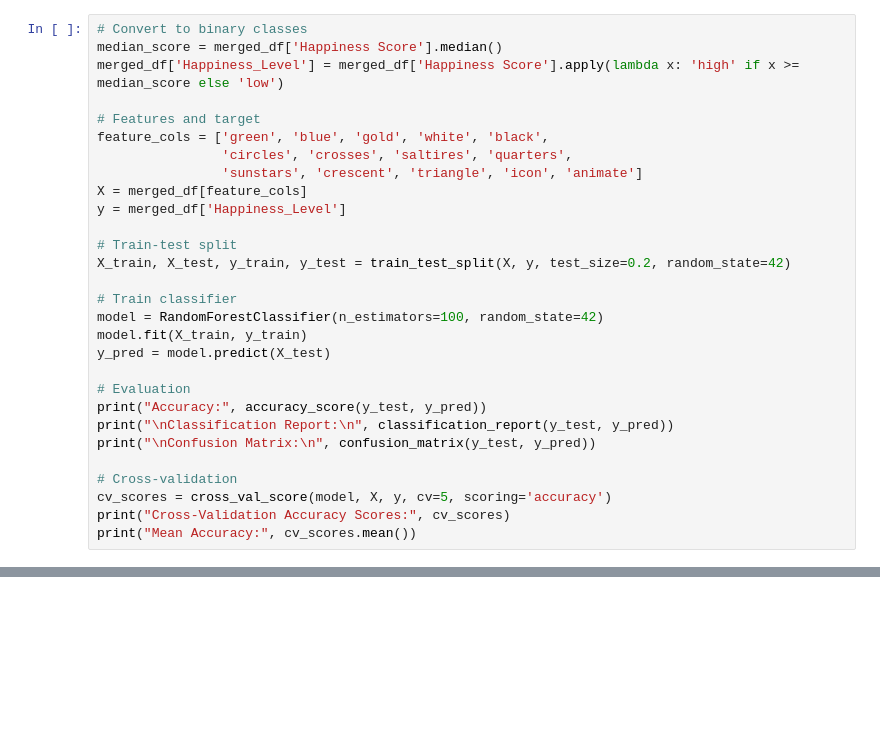
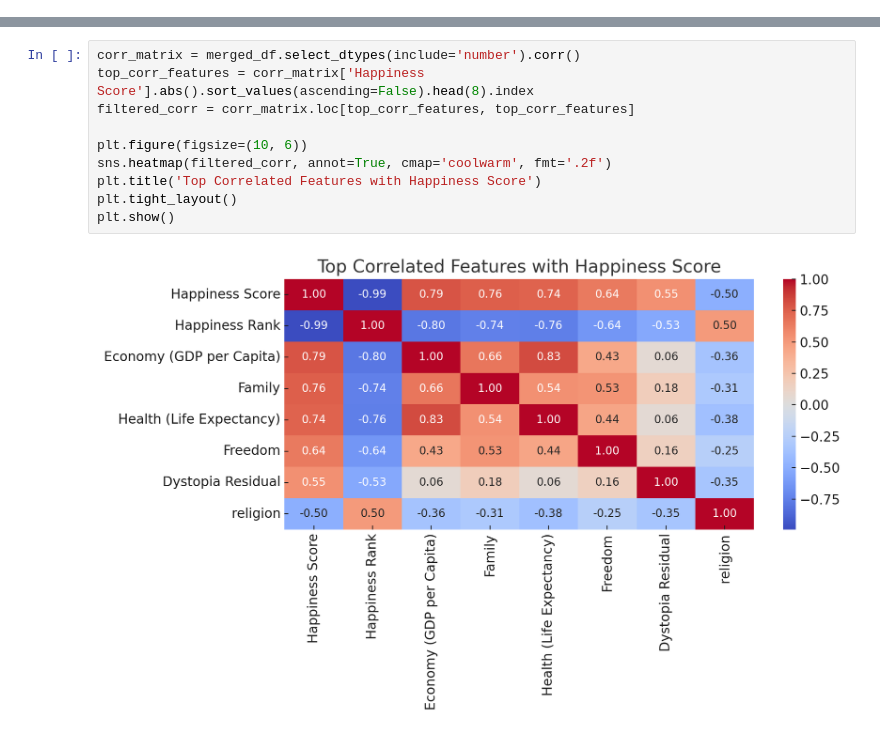
Before and after one commit to zeynepdeniztr/Countries-Flags-and-Happiness, a Jupyter notebook: main.ipynb, the cells around one changed output, grey strips where cells are left out. Cells and saved outputs as stored; diff of their text form; blank space fills up the shorter version.

```diff
--- a/main.ipynb
+++ b/main.ipynb
@@ -75,29 +27,0 @@ Pearson r: 0.6429, p-value: 0.000000
-# %%
-# Convert to binary classes
-median_score = merged_df['Happiness Score'].median()
-merged_df['Happiness_Level'] = merged_df['Happiness Score'].apply(lambda x: 'high' if x >= median_score else 'low')
-
-# Features and target
-feature_cols = ['green', 'blue', 'gold', 'white', 'black',
-                'circles', 'crosses', 'saltires', 'quarters',
-                'sunstars', 'crescent', 'triangle', 'icon', 'animate']
-X = merged_df[feature_cols]
-y = merged_df['Happiness_Level']
-
-# Train-test split
-X_train, X_test, y_train, y_test = train_test_split(X, y, test_size=0.2, random_state=42)
-
-# Train classifier
-model = RandomForestClassifier(n_estimators=100, random_state=42)
-model.fit(X_train, y_train)
-y_pred = model.predict(X_test)
-
-# Evaluation
-print("Accuracy:", accuracy_score(y_test, y_pred))
-print("\nClassification Report:\n", classification_report(y_test, y_pred))
-print("\nConfusion Matrix:\n", confusion_matrix(y_test, y_pred))
-
-# Cross-validation
-cv_scores = cross_val_score(model, X, y, cv=5, scoring='accuracy')
-print("Cross-Validation Accuracy Scores:", cv_scores)
-print("Mean Accuracy:", cv_scores.mean())
@@ -122,0 +55,12 @@ Mean Accuracy: 0.6919047619047618
+# %%
+corr_matrix = merged_df.select_dtypes(include='number').corr()
+top_corr_features = corr_matrix['Happiness Score'].abs().sort_values(ascending=False).head(8).index
+filtered_corr = corr_matrix.loc[top_corr_features, top_corr_features]
+
+plt.figure(figsize=(10, 6))
+sns.heatmap(filtered_corr, annot=True, cmap='coolwarm', fmt='.2f')
+plt.title('Top Correlated Features with Happiness Score')
+plt.tight_layout()
+plt.show()
+# %% [output]
+[figure, added]
```
Also changed, not shown: parts of 14 cells of this notebook.
